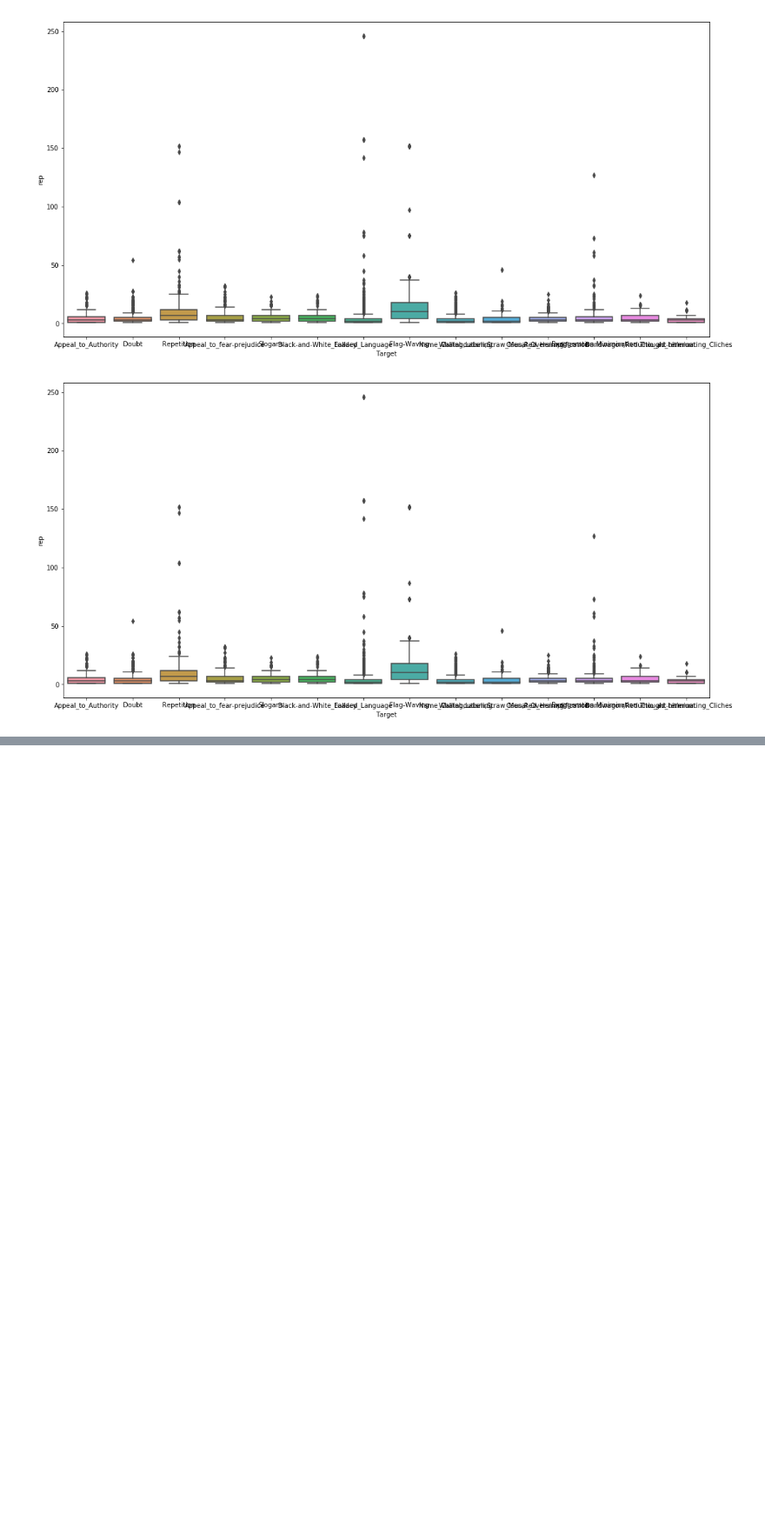
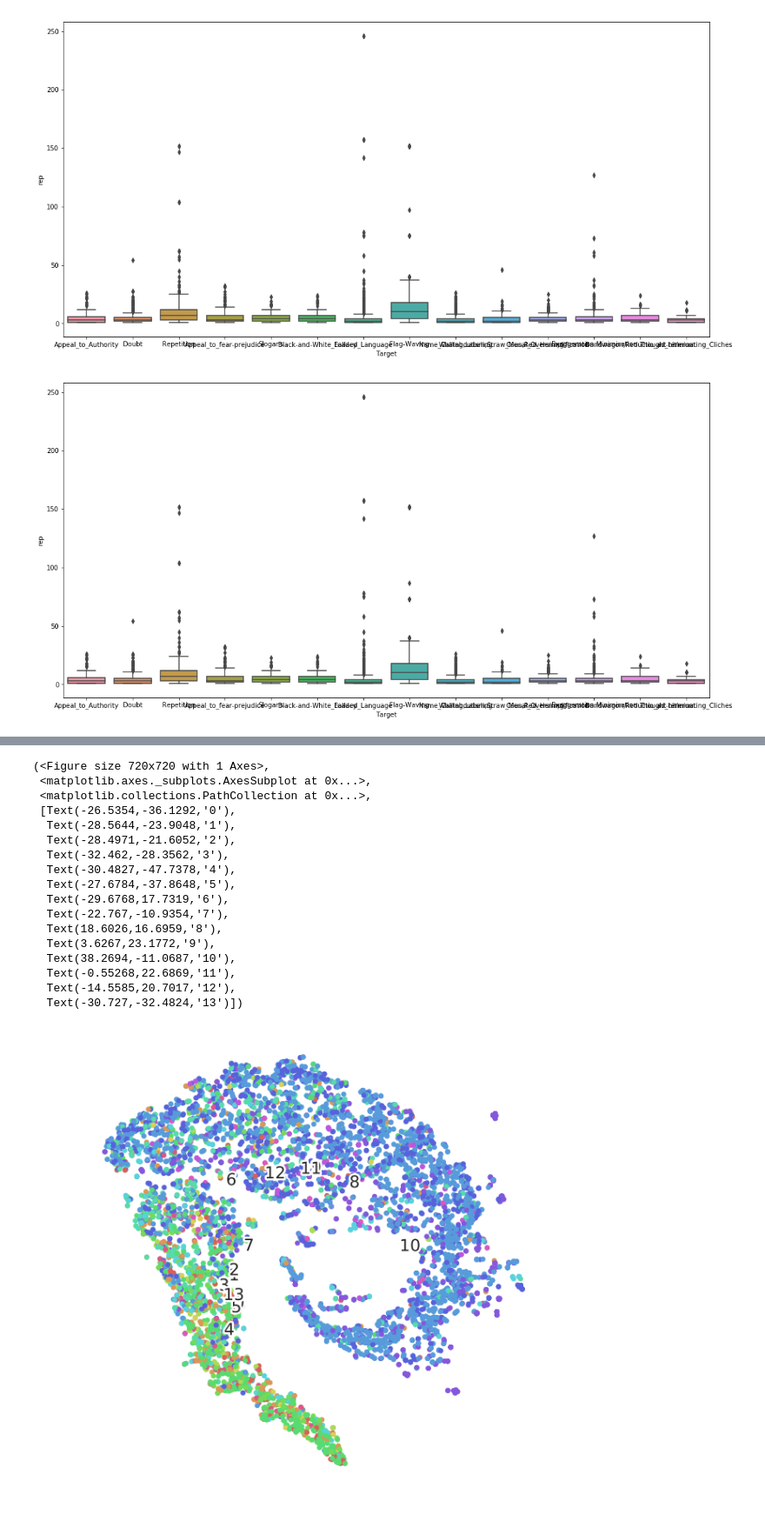
Before and after one commit to harel-coffee/News-Propaganda-Detection-auto, a Jupyter notebook: Feat_Ext.ipynb, the cells around one changed output, grey strips where cells are left out. Shown at 87% size. Drawn from its saved outputs; the diff is of its cells as text; code cells hidden in the pictures; blank space fills up the shorter version.

```diff
--- a/Feat_Ext.ipynb
+++ b/Feat_Ext.ipynb
@@ -22,0 +177,21 @@ for thresh in range(75,100,5):
+# %%
+fashion_scatter(fashion_pca_tsne_r, y,figsize=(10,10))
+# %% [output]
+(<Figure size 720x720 with 1 Axes>,
+ <matplotlib.axes._subplots.AxesSubplot at 0x...>,
+ <matplotlib.collections.PathCollection at 0x...>,
+ [Text(-26.5354,-36.1292,'0'),
+  Text(-28.5644,-23.9048,'1'),
+  Text(-28.4971,-21.6052,'2'),
+  Text(-32.462,-28.3562,'3'),
+  Text(-30.4827,-47.7378,'4'),
+  Text(-27.6784,-37.8648,'5'),
+  Text(-29.6768,17.7319,'6'),
+  Text(-22.767,-10.9354,'7'),
+  Text(18.6026,16.6959,'8'),
+  Text(3.6267,23.1772,'9'),
+  Text(38.2694,-11.0687,'10'),
+  Text(-0.55268,22.6869,'11'),
+  Text(-14.5585,20.7017,'12'),
+  Text(-30.727,-32.4824,'13')])
+[figure, added]
```
Also changed, not shown: parts of 18 cells of this notebook, 5 other files.
